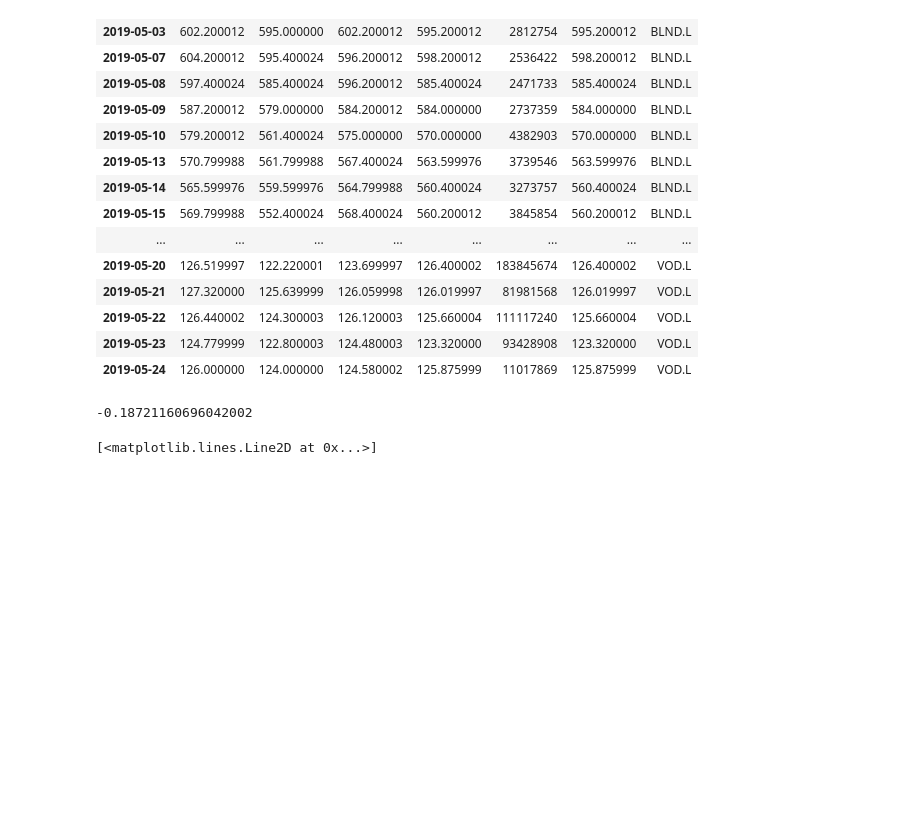
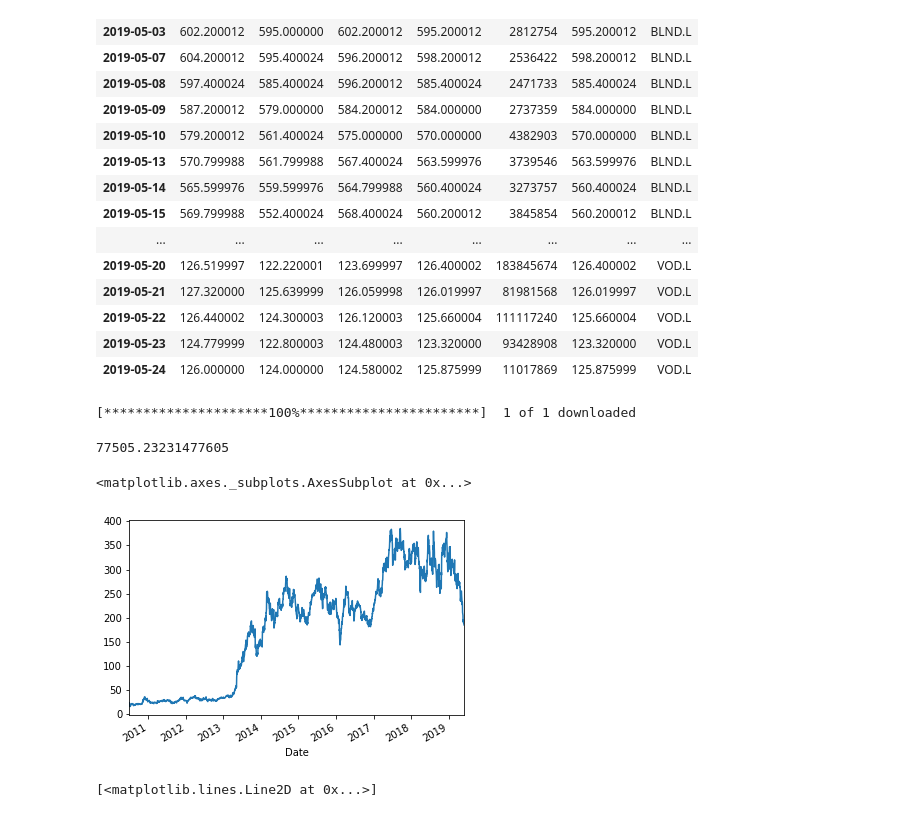
Before and after one commit to ninjananjo/Portfolio-Advisor, a Jupyter notebook: Portfolio Advisor.ipynb, the cells around one changed output. Cells and saved outputs as stored; diff of their text form; code cells hidden in the pictures; blank space fills up the shorter version.

```diff
--- a/Portfolio Advisor.ipynb
+++ b/Portfolio Advisor.ipynb
@@ -216,11 +216,21 @@ portfolio.tail()
 | 2019-05-22 | 126.440002 | 124.300003 | 126.120003 | 125.660004 | 111117240 | 125.660004 | VOD.L |
 | 2019-05-23 | 124.779999 | 122.800003 | 124.480003 | 123.320000 | 93428908 | 123.320000 | VOD.L |
 | 2019-05-24 | 126.000000 | 124.000000 | 124.580002 | 125.875999 | 11017869 | 125.875999 | VOD.L |
-# %%
-new_asset = pdr.get_data_yahoo("TCG.L")
-asset_corr(portfolio,new_asset)
-# %% [output]
--0.18721160696042002
+# %%
+data = yf.download("TSLA", start="1990-01-01", end="2019-06-01")
+startprice = data['Adj Close'][-1]
+endprice = data['Adj Close'][0]
+growth = startprice/endprice
+investment = 10000*growth
+investment
+# %% [output]
+[*********************100%***********************]  1 of 1 downloaded
+77505.23231477605
+# %%
+data['Adj Close'].plot()
+# %% [output]
+<matplotlib.axes._subplots.AxesSubplot at 0x...>
+[figure, added]
 # %%
 plt.plot(portfolio.Close.dropna())
 # %% [output]
```
Also changed, not shown: parts of 2 cells of this notebook.
